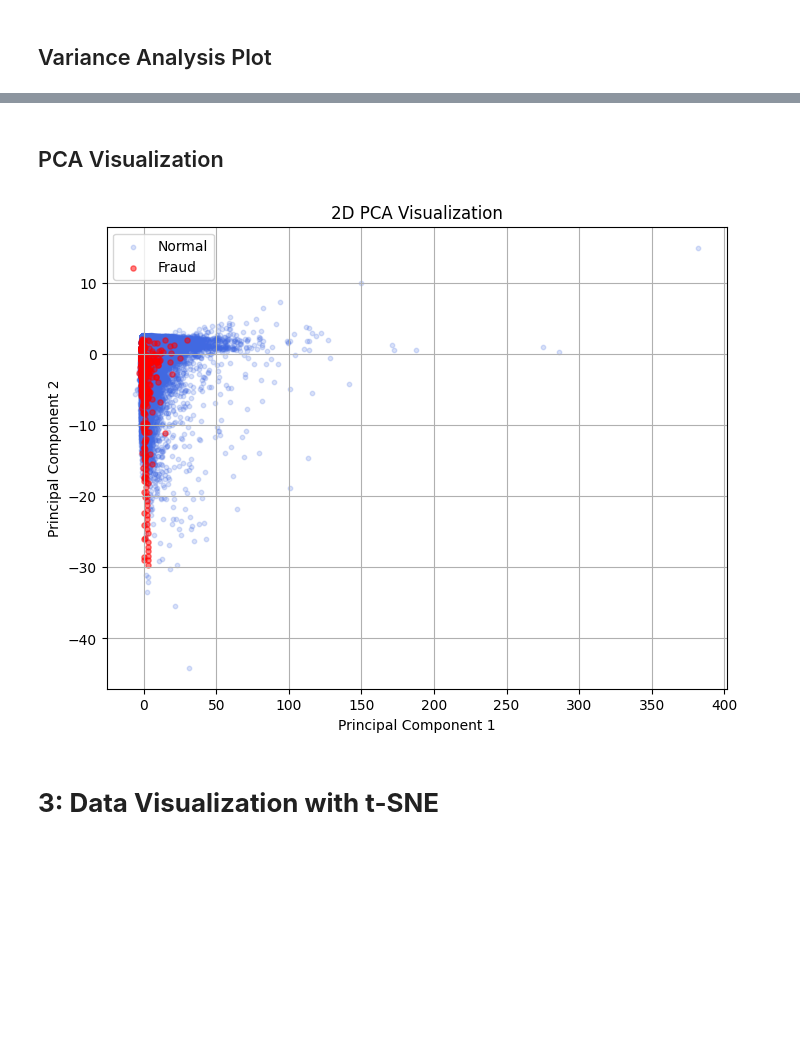
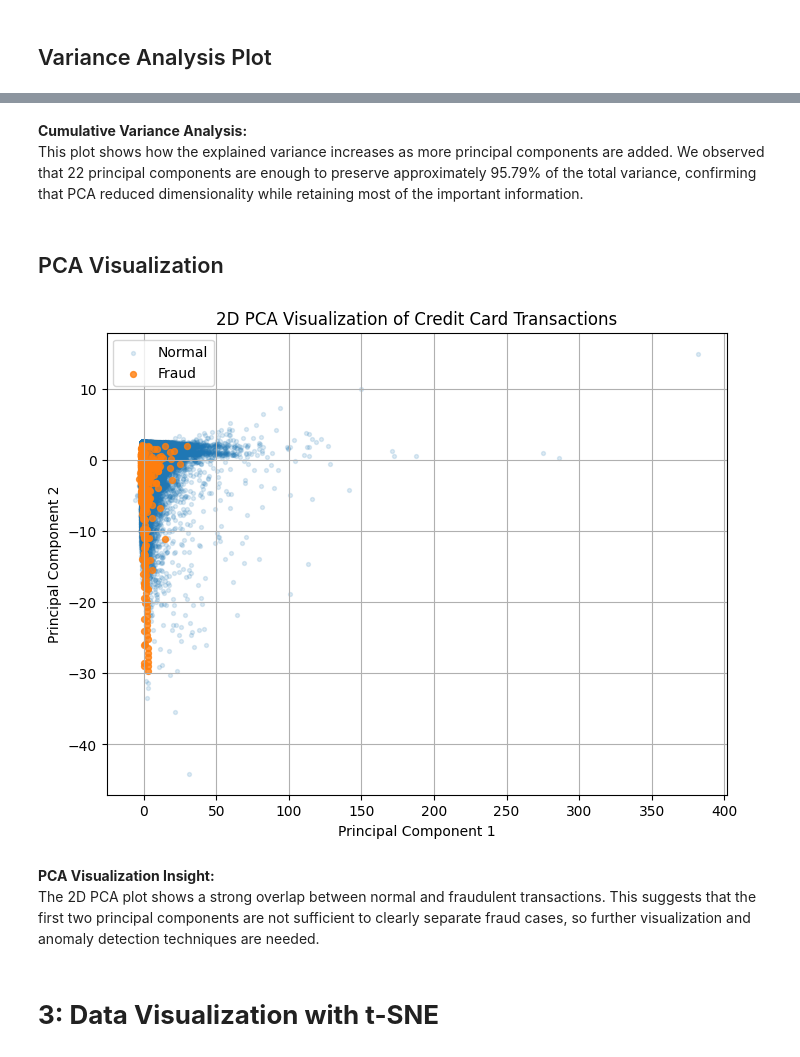
Before and after one commit to DOHA-BASEM3/FINAL-PROJECT, a Jupyter notebook: Ghena_Preprocessing_PCA_tSNE.ipynb, the cells around one changed output, grey strips where cells are left out. Drawn from its saved outputs; the diff is of its cells as text; code cells hidden in the pictures; blank space fills up the shorter version.

```diff
--- a/Ghena_Preprocessing_PCA_tSNE.ipynb
+++ b/Ghena_Preprocessing_PCA_tSNE.ipynb
@@ -113,18 +251,22 @@ y = df['Class']
 # %% [markdown]
 # Feature Scaling
 # %%
-# Scaling features before PCA and anomaly detection.
-# RobustScaler is used to reduce outlier influence.
+# ===============================
+# Feature Scaling
+# ===============================
 
-
-# Only Time and Amount were scaled,
-# as the remaining features (V1–V28)
-# were already transformed using PCA.
+# Scale Time and Amount using RobustScaler to reduce the effect of outliers.
+# V1-V28 are already transformed, so they are kept unchanged.
 
 scaler = RobustScaler()
 X_scaled = X.copy()
 
-X_scaled[['Time', 'Amount']] = scaler.fit_transform(X_scaled[['Time', 'Amount']])
+X_scaled[['Time', 'Amount']] = scaler.fit_transform(
+    X_scaled[['Time', 'Amount']]
+)
 
-X_scaled[['Time', 'Amount']].describe()
+print("Feature scaling completed successfully!")
+print("Scaled feature shape:", X_scaled.shape)
+
+display(X_scaled[['Time', 'Amount']].describe())
 # %% [output]
@@ -234,45 +412,48 @@ plt.show()
+# %% [markdown]
+**Cumulative Variance Analysis:**
+This plot shows how the explained variance increases as more principal components are added. We observed that 22 principal components are enough to preserve approximately 95.79% of the total variance, confirming that PCA reduced dimensionality while retaining most of the important information.
 # %% [markdown]
 ## PCA Visualization
 # %%
-# Applying PCA for 2D visualization.
+# ===============================
+# PCA 2D Visualization
+# ===============================
 
-pca_2d = PCA(n_components=2)
-
+# Apply PCA with 2 components only for visualization.
+pca_2d = PCA(n_components=2, random_state=RANDOM_STATE)
 X_pca_2d = pca_2d.fit_transform(X_scaled)
 
-# Plotting the first two principal components.
+plt.figure(figsize=(8, 6))
 
-plt.figure(figsize=(8,6))
-
-
+# Plot normal transactions
 plt.scatter(
     X_pca_2d[y == 0, 0],
     X_pca_2d[y == 0, 1],
-    c='royalblue',
-    alpha=0.2,
-    s=10,
+    alpha=0.15,
+    s=8,
     label='Normal'
 )
 
+# Plot fraud transactions
 plt.scatter(
     X_pca_2d[y == 1, 0],
     X_pca_2d[y == 1, 1],
-    c='red',
-    alpha=0.5,
-    s=14,
+    alpha=0.8,
+    s=18,
     label='Fraud'
 )
-plt.title("2D PCA Visualization")
 
+plt.title("2D PCA Visualization of Credit Card Transactions")
 plt.xlabel("Principal Component 1")
-
 plt.ylabel("Principal Component 2")
-
 plt.grid(True)
 plt.legend()
 plt.show()
 # %% [output]
-[figure, old version]
+[figure, new version]
+# %% [markdown]
+**PCA Visualization Insight:**
+The 2D PCA plot shows a strong overlap between normal and fraudulent transactions. This suggests that the first two principal components are not sufficient to clearly separate fraud cases, so further visualization and anomaly detection techniques are needed.
 # %% [markdown]
 # **3: Data Visualization with t-SNE**
 # %% [markdown]
```
Also changed, not shown: parts of 33 cells of this notebook.
